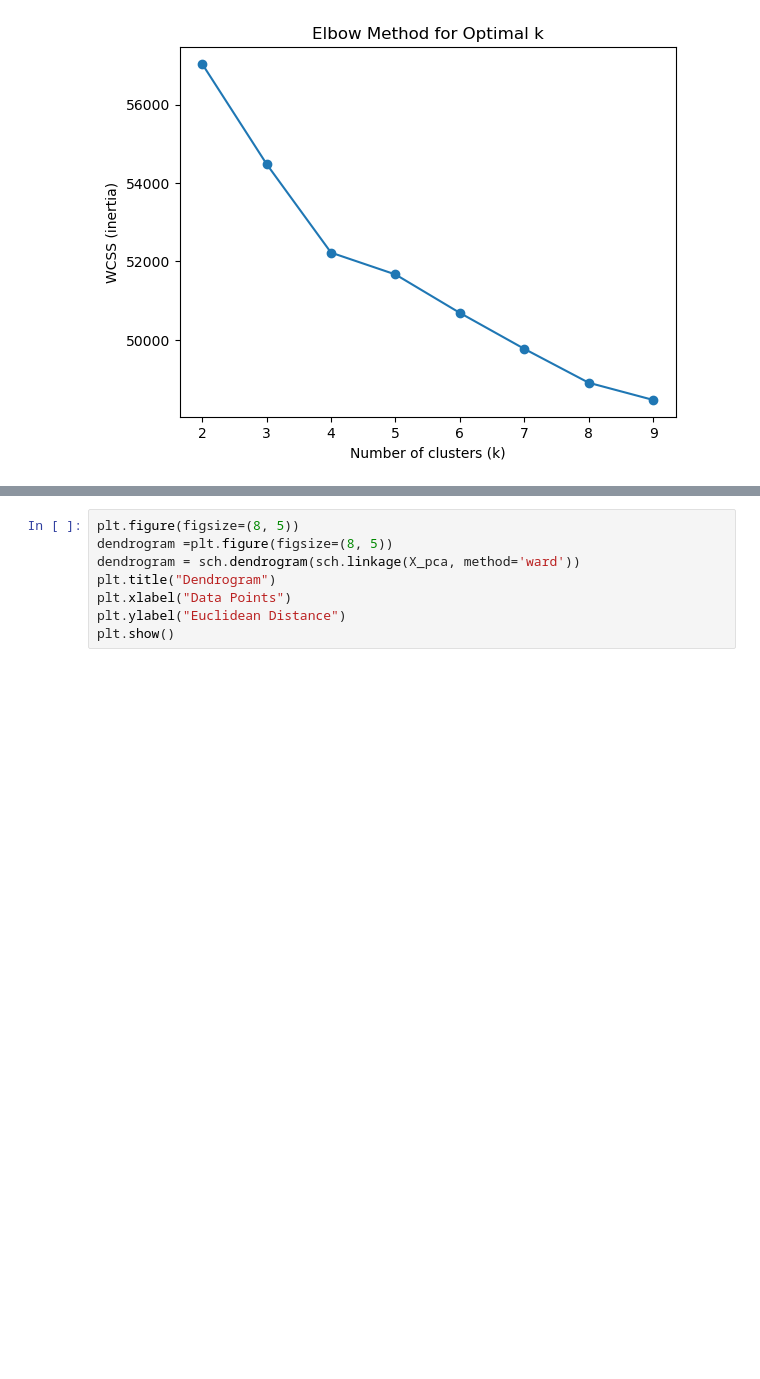
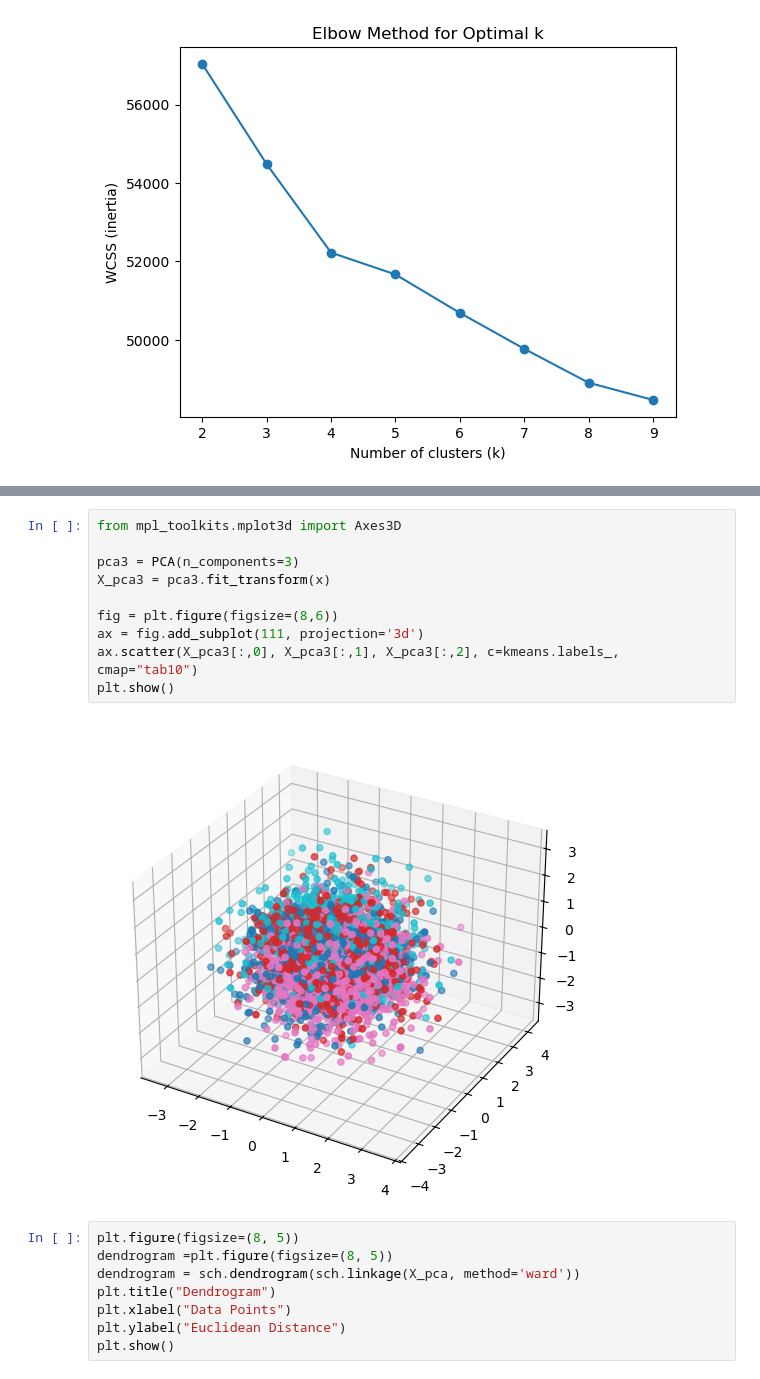
Before and after one commit to sakthigowshick/Patient-clustering, a Jupyter notebook: code.ipynb, the cells around one changed output, grey strips where cells are left out. Drawn from its saved outputs; the diff is of its cells as text; blank space fills up the shorter version.

```diff
--- a/code.ipynb
+++ b/code.ipynb
@@ -163,3 +178,15 @@ plt.show()
+# %%
+from mpl_toolkits.mplot3d import Axes3D
+
+pca3 = PCA(n_components=3)
+X_pca3 = pca3.fit_transform(x)
+
+fig = plt.figure(figsize=(8,6))
+ax = fig.add_subplot(111, projection='3d')
+ax.scatter(X_pca3[:,0], X_pca3[:,1], X_pca3[:,2], c=kmeans.labels_, cmap="tab10")
+plt.show()
+# %% [output]
+[figure, added]
 # %%
 plt.figure(figsize=(8, 5))
 dendrogram =plt.figure(figsize=(8, 5))
```
Also changed, not shown: parts of 6 cells of this notebook, 1 other file.
